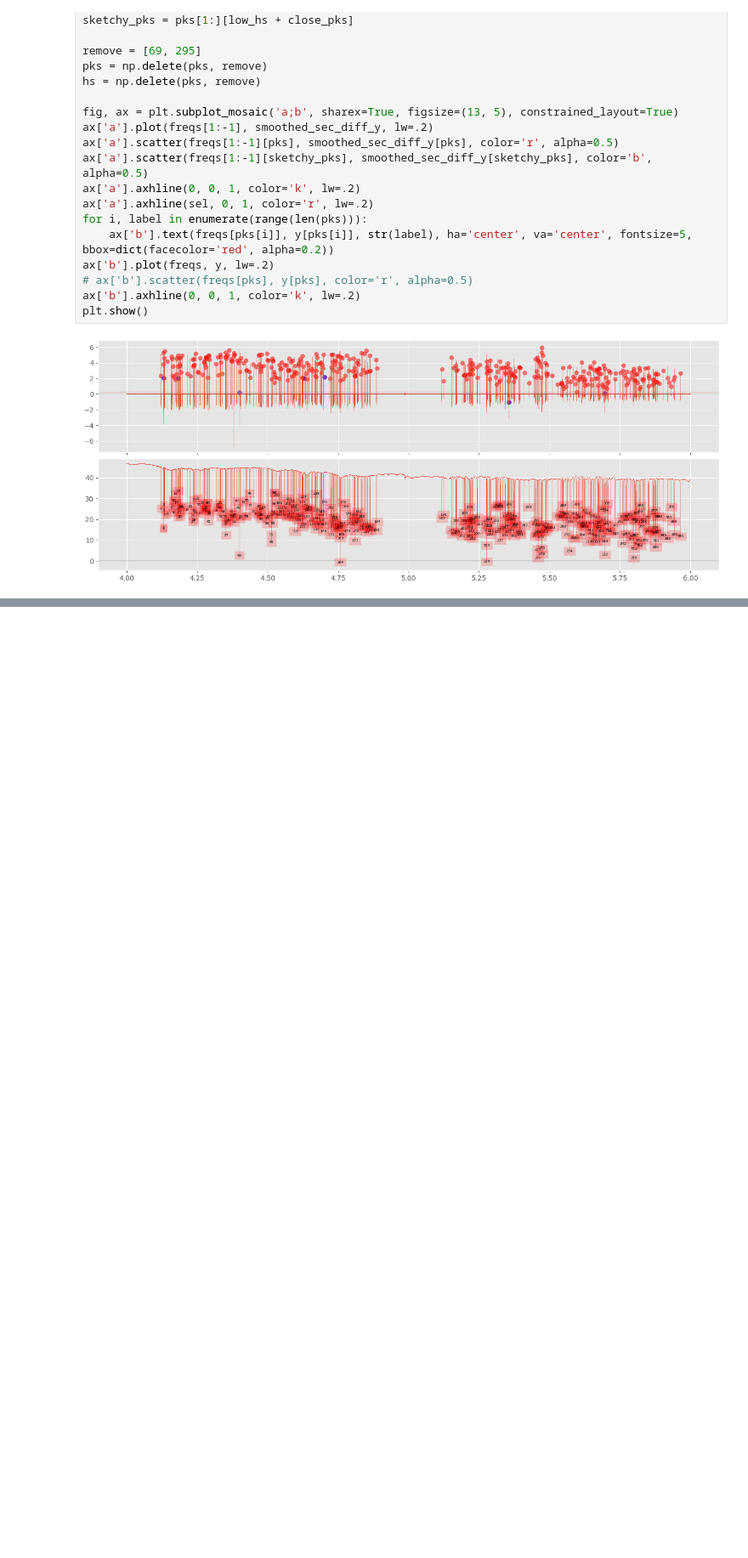
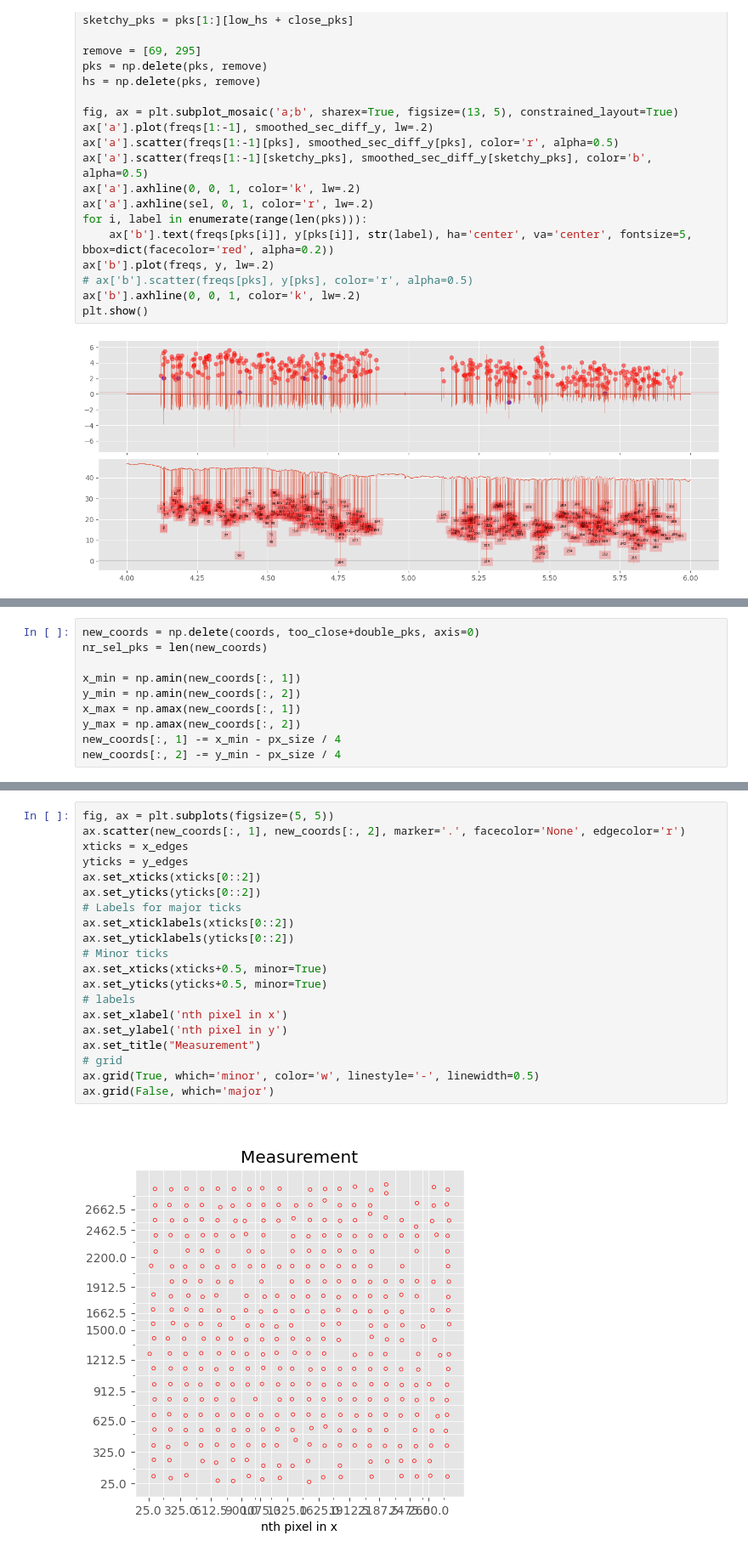
Before and after one commit to wilbertras/spatial-mapping, a Jupyter notebook: plotS21.ipynb, the cells around one changed output, grey strips where cells are left out. Shown at 85% size. Drawn from its saved outputs; the diff is of its cells as text; blank space fills up the shorter version.

```diff
--- a/plotS21.ipynb
+++ b/plotS21.ipynb
@@ -311,0 +224,10 @@ for i in range(20):
+# %%
+new_coords = np.delete(coords, too_close+double_pks, axis=0)
+nr_sel_pks = len(new_coords)
+
+x_min = np.amin(new_coords[:, 1])
+y_min = np.amin(new_coords[:, 2])
+x_max = np.amax(new_coords[:, 1])
+y_max = np.amax(new_coords[:, 2])
+new_coords[:, 1] -= x_min - px_size / 4
+new_coords[:, 2] -= y_min - px_size / 4
@@ -311,0 +267,22 @@ for i in range(20):
+# %%
+fig, ax = plt.subplots(figsize=(5, 5))
+ax.scatter(new_coords[:, 1], new_coords[:, 2], marker='.', facecolor='None', edgecolor='r')
+xticks = x_edges
+yticks = y_edges
+ax.set_xticks(xticks[0::2])
+ax.set_yticks(yticks[0::2])
+# Labels for major ticks
+ax.set_xticklabels(xticks[0::2])
+ax.set_yticklabels(yticks[0::2])
+# Minor ticks
+ax.set_xticks(xticks+0.5, minor=True)
+ax.set_yticks(yticks+0.5, minor=True)
+# labels
+ax.set_xlabel('nth pixel in x')
+ax.set_ylabel('nth pixel in y')
+ax.set_title("Measurement")
+# grid
+ax.grid(True, which='minor', color='w', linestyle='-', linewidth=0.5)
+ax.grid(False, which='major')
+# %% [output]
+[figure, added]
```
Also changed, not shown: parts of 15 cells of this notebook, 3 other files.
